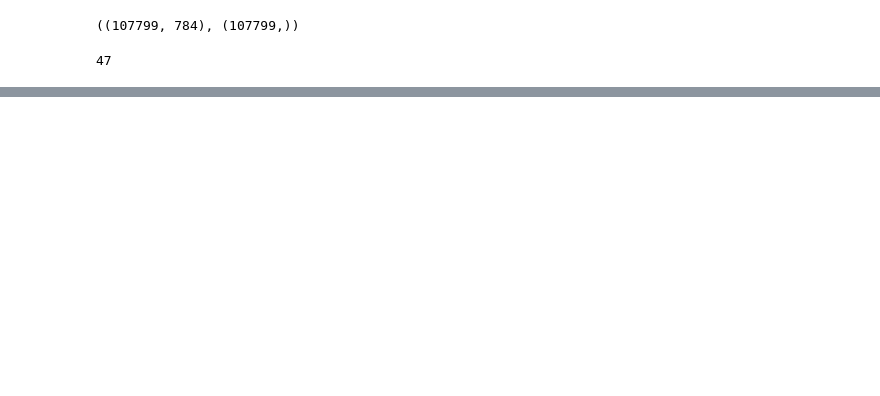
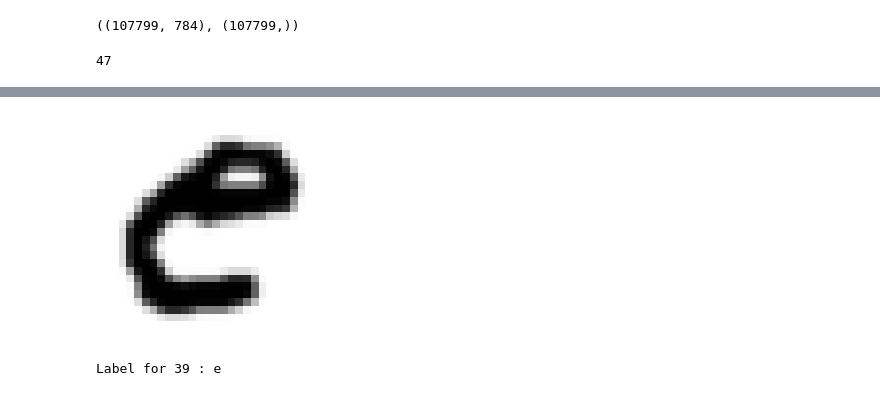
Before and after one commit to kungfu15447/EASV_ML-Exam-Project, a Jupyter notebook: balanced-classes.ipynb, the cells around one changed output, grey strips where cells are left out. Drawn from its saved outputs; the diff is of its cells as text; code cells hidden in the pictures; blank space fills up the shorter version.

```diff
--- a/balanced-classes.ipynb
+++ b/balanced-classes.ipynb
@@ -107,3 +103,12 @@ x_test.shape, y_test.shape
+# %%
+def show_image(image):
+    image = image.reshape(28,28)
+    image = numpy.fliplr(image)
+    image = numpy.rot90(image)
+
+    plt.imshow(image, cmap="binary")
+    plt.axis("off")
+    plt.show()
 # %%
 y_proba = model.predict(x_test)
 y_proba.round(2)
@@ -131,3 +131,11 @@ array([39,  9, 26], dtype=int64)
+# %%
+some_x = test[0, 1:]
+show_image(some_x)
+classes = numpy.argmax(y_proba, axis=1)
+print("Label for", classes[0], ":", label_dictionary[classes[0]])
+# %% [output]
+[figure, added]
+Label for 39 : e
 # %%
 %load_ext tensorboard
 %tensorboard --logdir=./my_logs --port=6006
```
Also changed, not shown: parts of 8 cells of this notebook.
